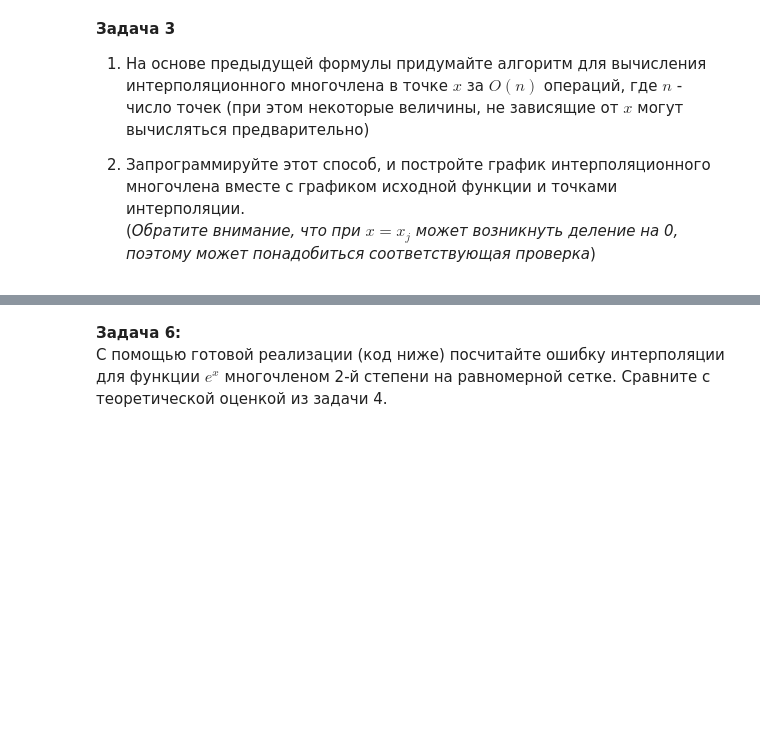
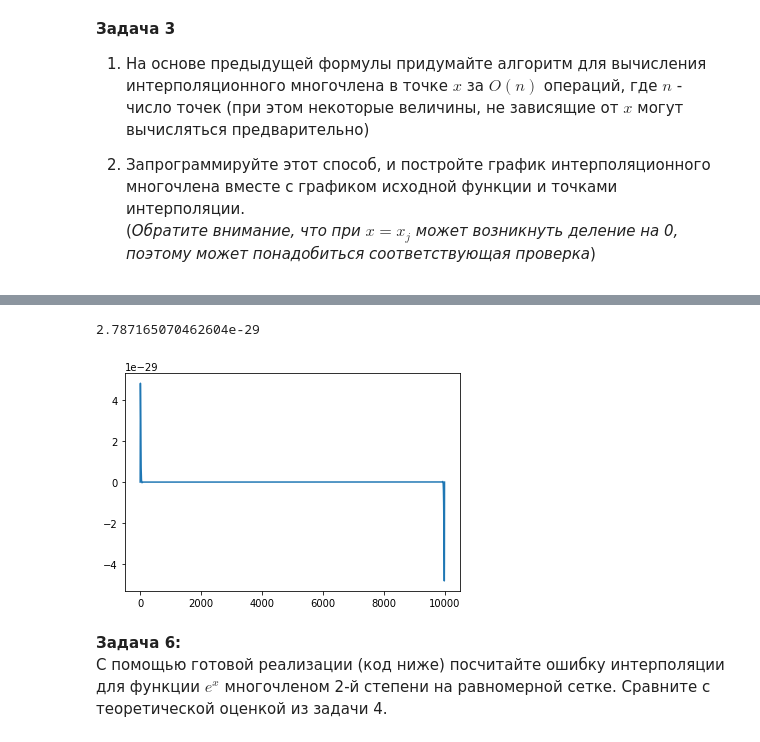
Before and after one commit to chikitkin/comp_math_mipt, a Jupyter notebook: 05-lecture/05-prac.ipynb, the cells around one changed output, grey strips where cells are left out. Drawn from its saved outputs; the diff is of its cells as text; code cells hidden in the pictures; blank space fills up the shorter version.

```diff
--- a/05-lecture/05-prac.ipynb
+++ b/05-lecture/05-prac.ipynb
@@ -63,3 +77,15 @@ $$f(x) - L_n(x) = f(x; x_0;\ldots;x_n) \omega(x), \quad f(x_0;\ldots;x_k) = \sum
+# %%
+xx = np.linspace(-1,1,10000)
+om = np.ones(10000)
+M = 200
+for n in [M]:
+        for k in range(n+1):
+            om  = om * (xx - (-1 + 2*k/n))
+        plt.plot(om)
+print(np.sqrt(2*np.pi) * 2**(M+1) / np.exp(M) / n /2)
+# %% [output]
+2.787165070462604e-29
+[figure, added]
 # %% [markdown]
 **Задача 6:**
 С помощью готовой реализации (код ниже) посчитайте ошибку интерполяции для функции $e^x$ многочленом 2-й степени на равномерной сетке. Сравните с теоретической оценкой из задачи 4.
```
Also changed, not shown: parts of 5 cells of this notebook, 2 other files.
